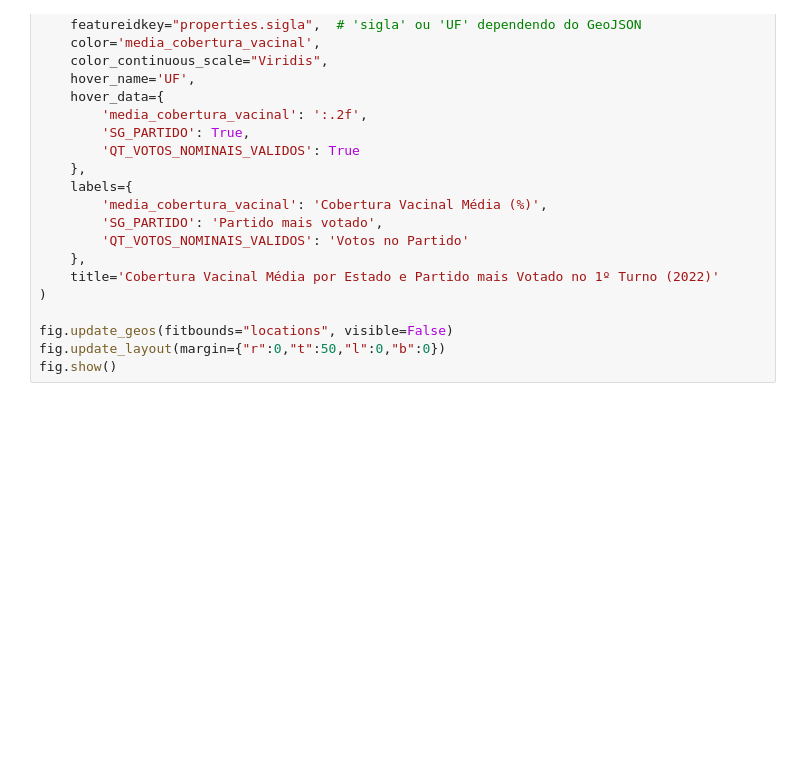
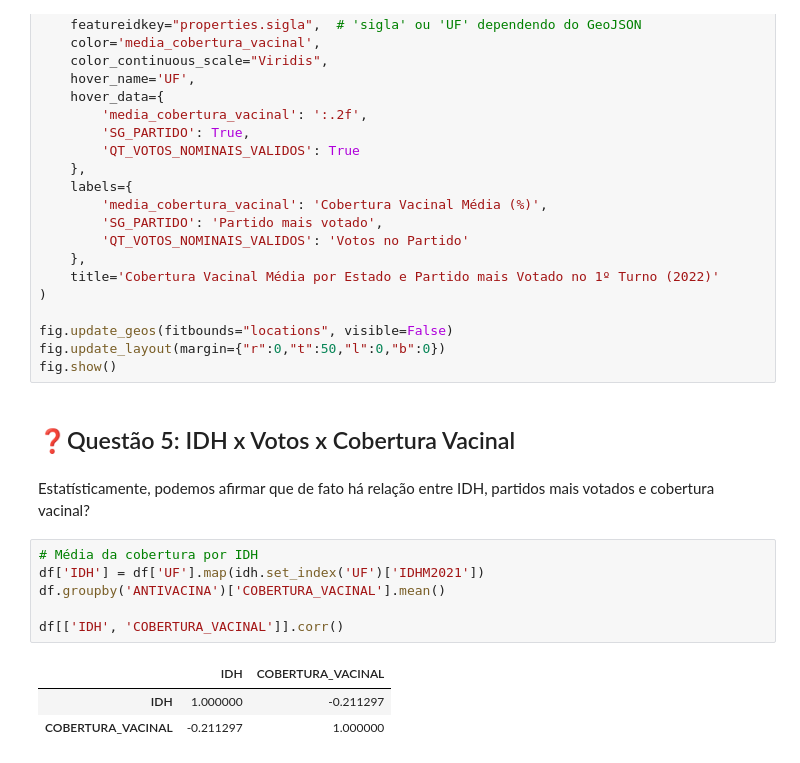
Before and after one commit to brunorm86/projeto_final_visualizacao_dados, a Jupyter notebook: projeto.ipynb, the cells around one changed output. Saved outputs shown, nothing was run; the diff lists cells and outputs as text; blank space fills up the shorter version.

```diff
--- a/projeto.ipynb
+++ b/projeto.ipynb
@@ -382,3 +350,17 @@ fig = px.choropleth(
 fig.update_geos(fitbounds="locations", visible=False)
 fig.update_layout(margin={"r":0,"t":50,"l":0,"b":0})
 fig.show()
+# %% [markdown]
+## ❓Questão 5: IDH x Votos x Cobertura Vacinal
+# %% [markdown]
+Estatísticamente, podemos afirmar que de fato há relação entre IDH, partidos mais votados e cobertura vacinal?
+# %%
+# Média da cobertura por IDH
+df['IDH'] = df['UF'].map(idh.set_index('UF')['IDHM2021'])
+df.groupby('ANTIVACINA')['COBERTURA_VACINAL'].mean()
+
+df[['IDH', 'COBERTURA_VACINAL']].corr()
+# %% [output]
+|  | IDH | COBERTURA_VACINAL |
+| IDH | 1.000000 | -0.211297 |
+| COBERTURA_VACINAL | -0.211297 | 1.000000 |
```
Also changed, not shown: parts of 9 cells of this notebook, 1 other file.
